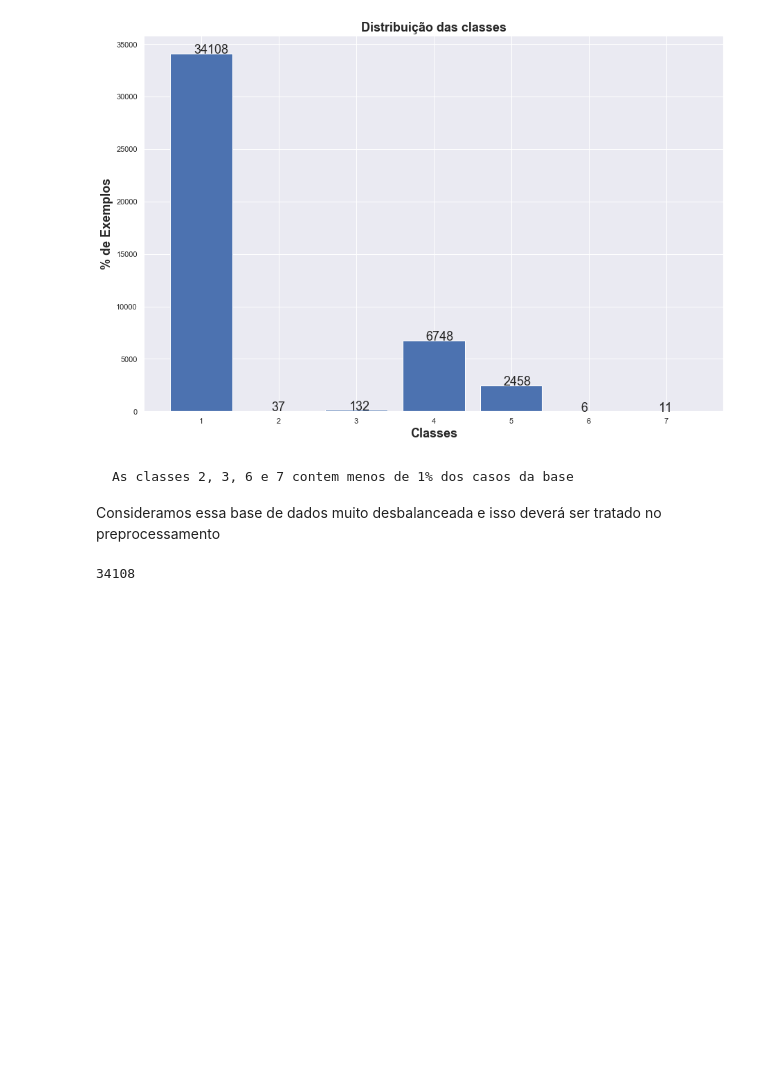
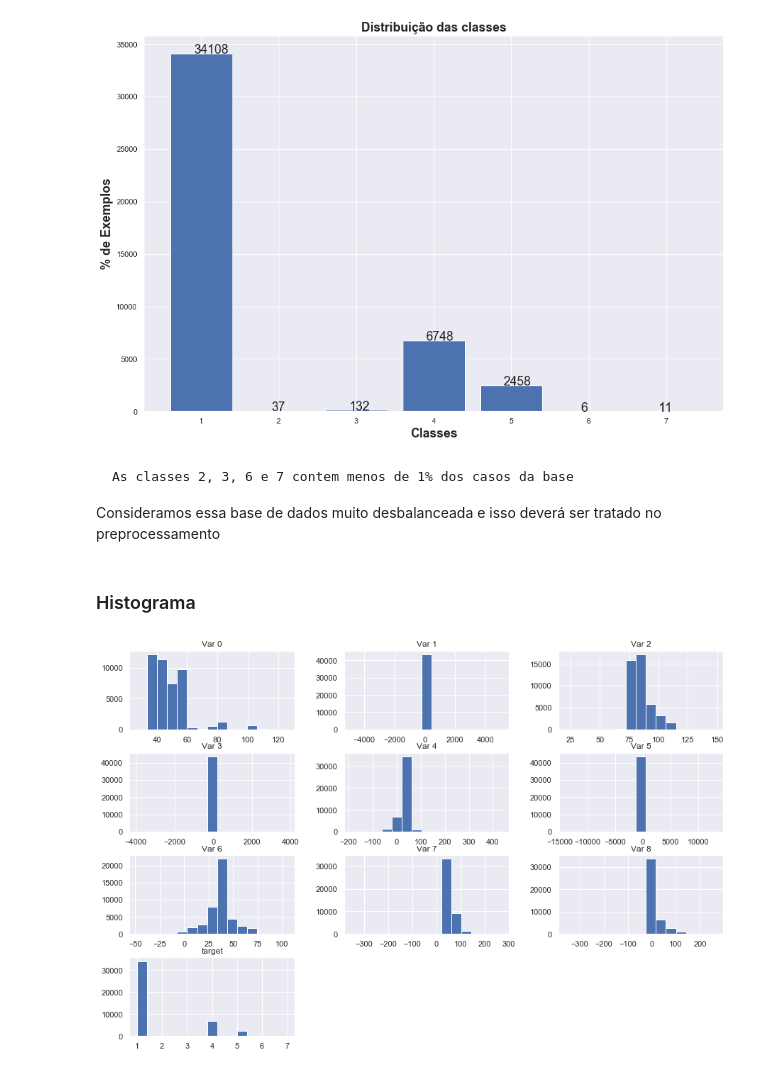
Before and after one commit to Fillipedem/UCI-Statlog-Shuttle, a Jupyter notebook: eda.ipynb, the cells around one changed output. Cells and saved outputs as stored; diff of their text form; code cells hidden in the pictures; blank space fills up the shorter version.

```diff
--- a/eda.ipynb
+++ b/eda.ipynb
@@ -15,8 +14,11 @@ sns.set()
 Plot info
 # %%
 plt.rcParams['figure.figsize'] = [15, 10]
+plt.rcParams.update({'font.size': 22})
 fontdict = {'fontsize': 18,
            'weight' : 'bold'}
+palette = palette=['green','orange','brown','blue', 'red', 'black', 'yellow']
+sns.set()
 # %% [markdown]
 ### Read Data
 # %%
@@ -60,7 +71,5 @@ for i in dist.index:
 # %% [markdown]
     As classes 2, 3, 6 e 7 contem menos de 1% dos casos da base
 Consideramos essa base de dados muito desbalanceada e isso deverá ser tratado no preprocessamento
-# %%
-dist[1]
-# %% [output]
-34108
+# %% [markdown]
+### Histograma
@@ -66,0 +78,4 @@ dist[1]
+# %%
+df_train.hist(bins=15, );
+# %% [output]
+[figure, added]
```
Also changed, not shown: parts of 14 cells of this notebook.
